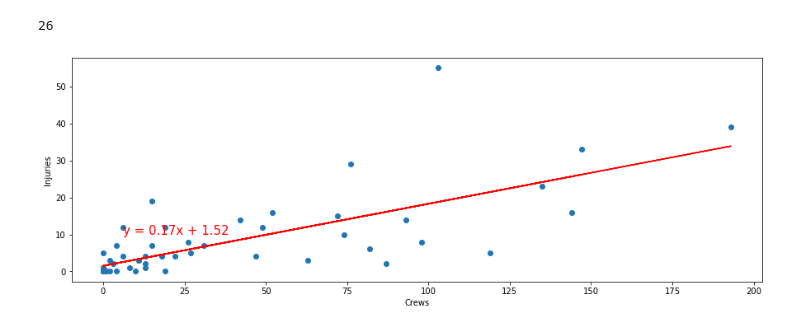
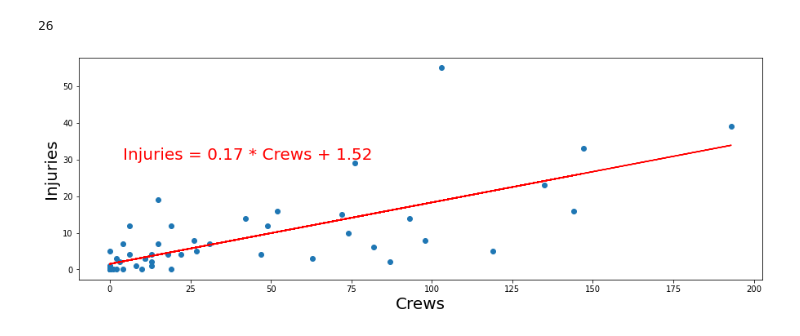
Before and after one commit to jump8621/data-project-I, a Jupyter notebook: alessandro_pyre.ipynb, the cells around one changed output. Cells and saved outputs as stored; diff of their text form; code cells hidden in the pictures.

```diff
--- a/alessandro_pyre.ipynb
+++ b/alessandro_pyre.ipynb
@@ -282,19 +308,21 @@ df1['CrewsInvolved'].idxmax()
 # %%
 #  "Injuries" and "Crews" Scatter plot with linear regression equation and line to plot
 
 x_values = df1['CrewsInvolved']
 y_values = df1['Injuries']
 (slope, intercept, rvalue, pvalue, stderr) = linregress(x_values, y_values)
 regress_values = x_values * slope + intercept
-line_eq = "y = " + str(round(slope,2)) + "x + " + str(round(intercept,2))
+line_eq = "Injuries = " + str(round(slope,2)) + " * Crews + " + str(round(intercept,2))
 plt.scatter(x_values,y_values)
 plt.plot(x_values,regress_values,"r-")
-plt.annotate(line_eq,(6,10),fontsize=15,color="red")
-plt.xlabel('Crews')
-plt.ylabel('Injuries')
+plt.annotate(line_eq,(4,30),fontsize=20,color="red")
+plt.xlabel('Crews', FontSize = 20)
+plt.ylabel('Injuries', FontSize = 20)
 plt.show()
+
+# fontsizefloat or {'xx-small', 'x-small', 'small', 'medium', 'large', 'x-large', 'xx-large'}
 # %% [output]
-[figure, old version]
+[figure, new version]
 # %%
 # Pearson correlation coefficient between "Injuries" and "Crews"
 
```
Also changed, not shown: parts of 14 cells of this notebook, 3 other files.
